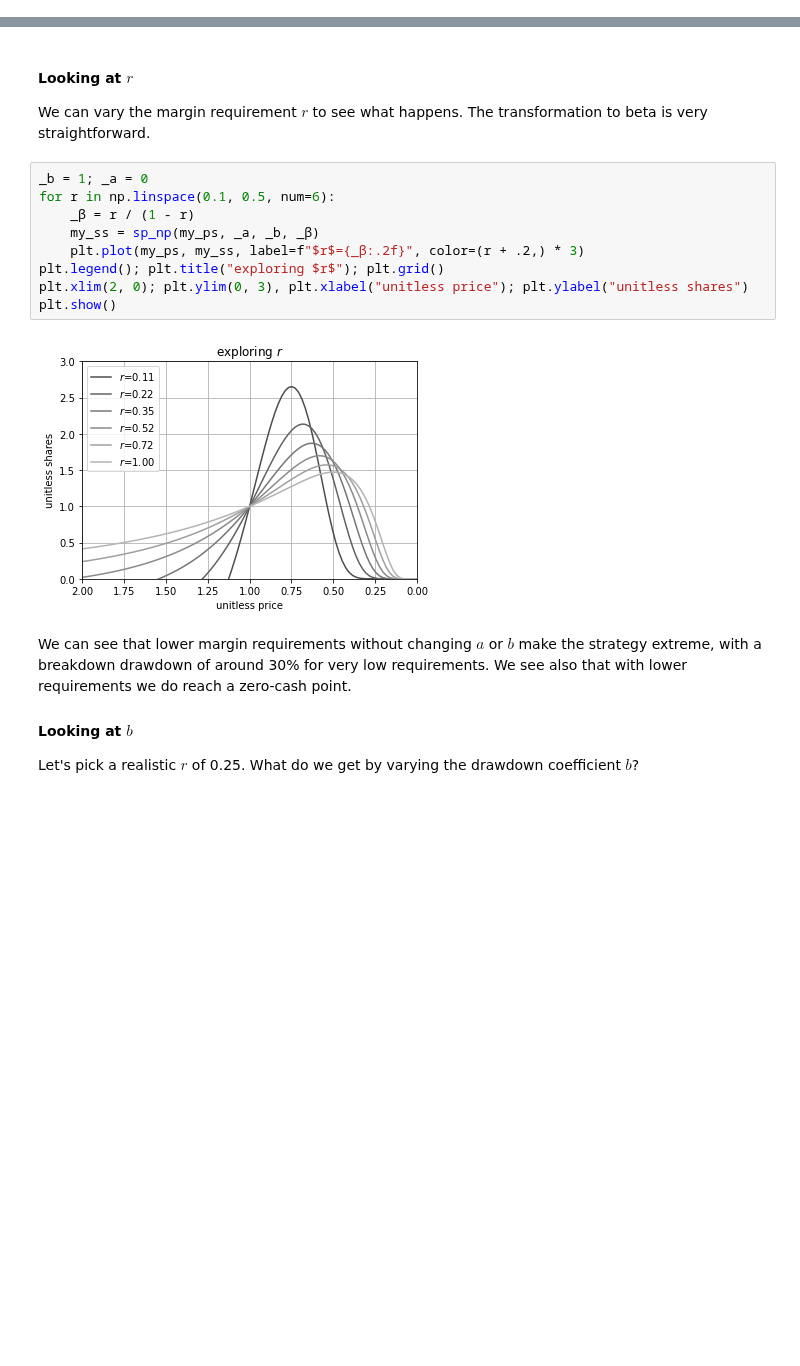
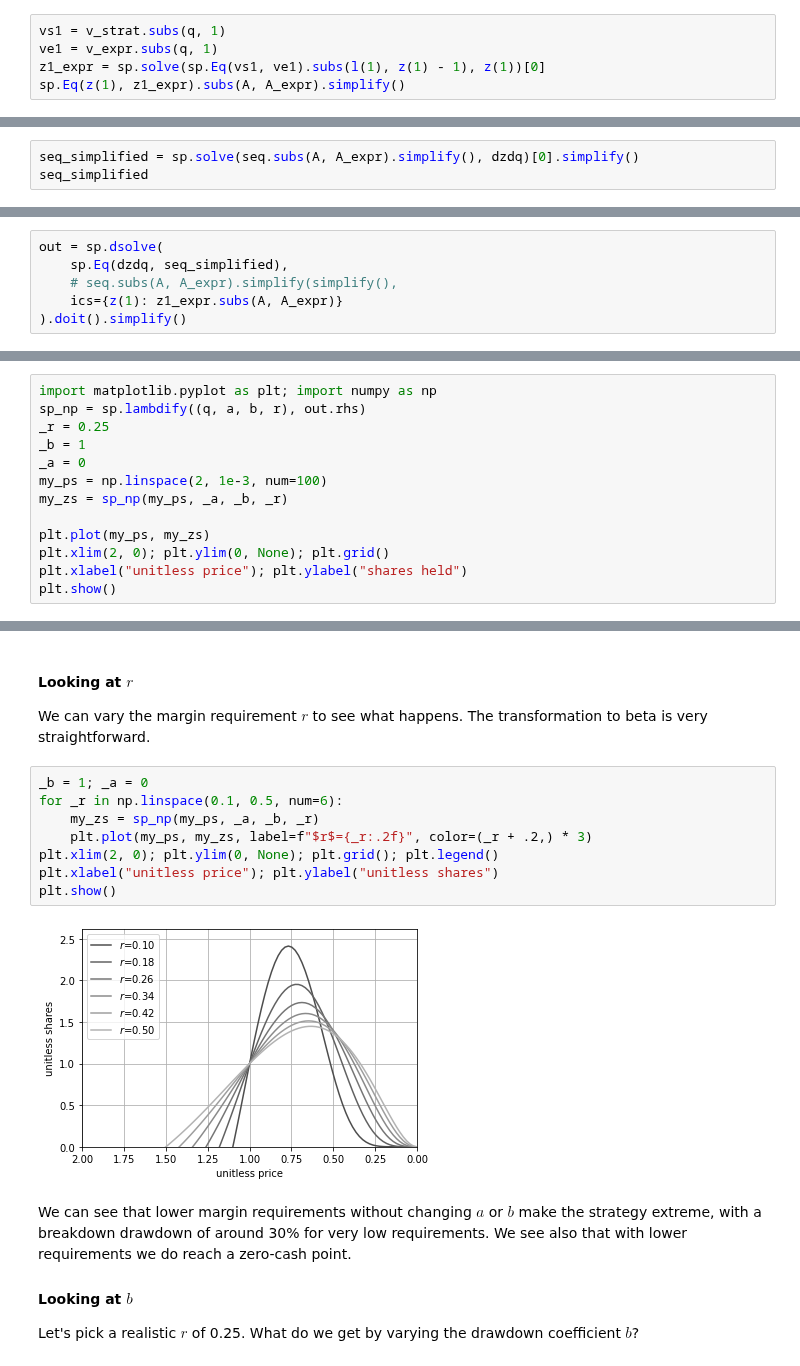
Before and after one commit to qdbp/tws_autorebalance, a Jupyter notebook: src/analysis/util_investigation.ipynb, the cells around one changed output, grey strips where cells are left out. Saved outputs shown, nothing was run; the diff lists cells and outputs as text; blank space fills up the shorter version.

Commit message:
add WIP less bad strategy viz notebook

```diff
--- a/src/analysis/util_investigation.ipynb
+++ b/src/analysis/util_investigation.ipynb
@@ -243,0 +191,5 @@ ever farther away.
+# %%
+vs1 = v_strat.subs(q, 1)
+ve1 = v_expr.subs(q, 1)
+z1_expr = sp.solve(sp.Eq(vs1, ve1).subs(l(1), z(1) - 1), z(1))[0]
+sp.Eq(z(1), z1_expr).subs(A, A_expr).simplify()
@@ -243,0 +206,3 @@ ever farther away.
+# %%
+seq_simplified = sp.solve(seq.subs(A, A_expr).simplify(), dzdq)[0].simplify()
+seq_simplified
@@ -243,0 +211,6 @@ ever farther away.
+# %%
+out = sp.dsolve(
+    sp.Eq(dzdq, seq_simplified),
+    # seq.subs(A, A_expr).simplify(simplify(),
+    ics={z(1): z1_expr.subs(A, A_expr)}
+).doit().simplify()
@@ -243,0 +242,13 @@ ever farther away.
+# %%
+import matplotlib.pyplot as plt; import numpy as np
+sp_np = sp.lambdify((q, a, b, r), out.rhs)
+_r = 0.25
+_b = 1
+_a = 0
+my_ps = np.linspace(2, 1e-3, num=100)
+my_zs = sp_np(my_ps, _a, _b, _r)
+
+plt.plot(my_ps, my_zs)
+plt.xlim(2, 0); plt.ylim(0, None); plt.grid()
+plt.xlabel("unitless price"); plt.ylabel("shares held")
+plt.show()
@@ -248,15 +272,14 @@ We can vary the margin requirement $r$ to see what happens. The transformation
 to beta is very straightforward.
 # %%
 _b = 1; _a = 0
-for r in np.linspace(0.1, 0.5, num=6):
-    _β = r / (1 - r)
-    my_ss = sp_np(my_ps, _a, _b, _β)
-    plt.plot(my_ps, my_ss, label=f"$r$={_β:.2f}", color=(r + .2,) * 3)
-plt.legend(); plt.title("exploring $r$"); plt.grid()
-plt.xlim(2, 0); plt.ylim(0, 3), plt.xlabel("unitless price"); plt.ylabel("unitless shares")
+for _r in np.linspace(0.1, 0.5, num=6):
+    my_zs = sp_np(my_ps, _a, _b, _r)
+    plt.plot(my_ps, my_zs, label=f"$r$={_r:.2f}", color=(_r + .2,) * 3)
+plt.xlim(2, 0); plt.ylim(0, None); plt.grid(); plt.legend()
+plt.xlabel("unitless price"); plt.ylabel("unitless shares")
 plt.show()
 # %% [output]
-[figure, old version]
+[figure, new version]
 # %% [markdown]
 We can see that lower margin requirements without changing $a$ or $b$ make the
 strategy extreme, with a breakdown drawdown of around 30% for very low
```
Also changed, not shown: parts of 62 cells of this notebook.
